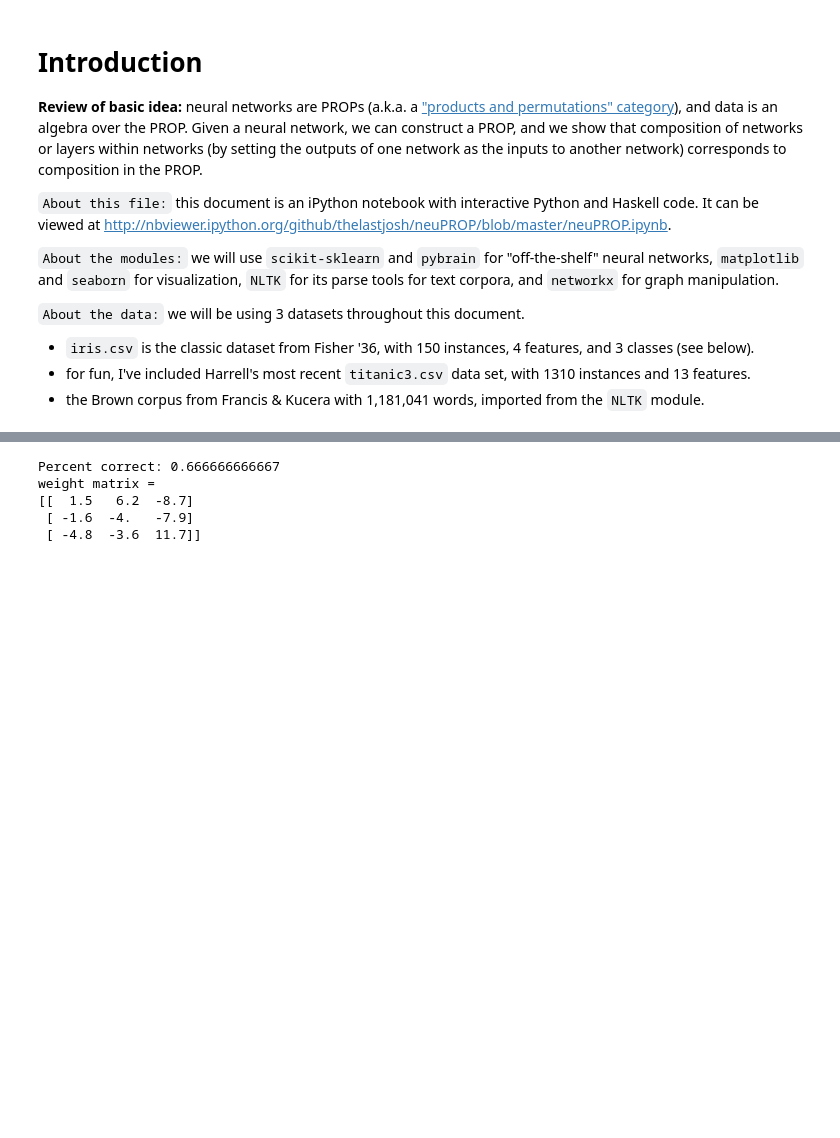
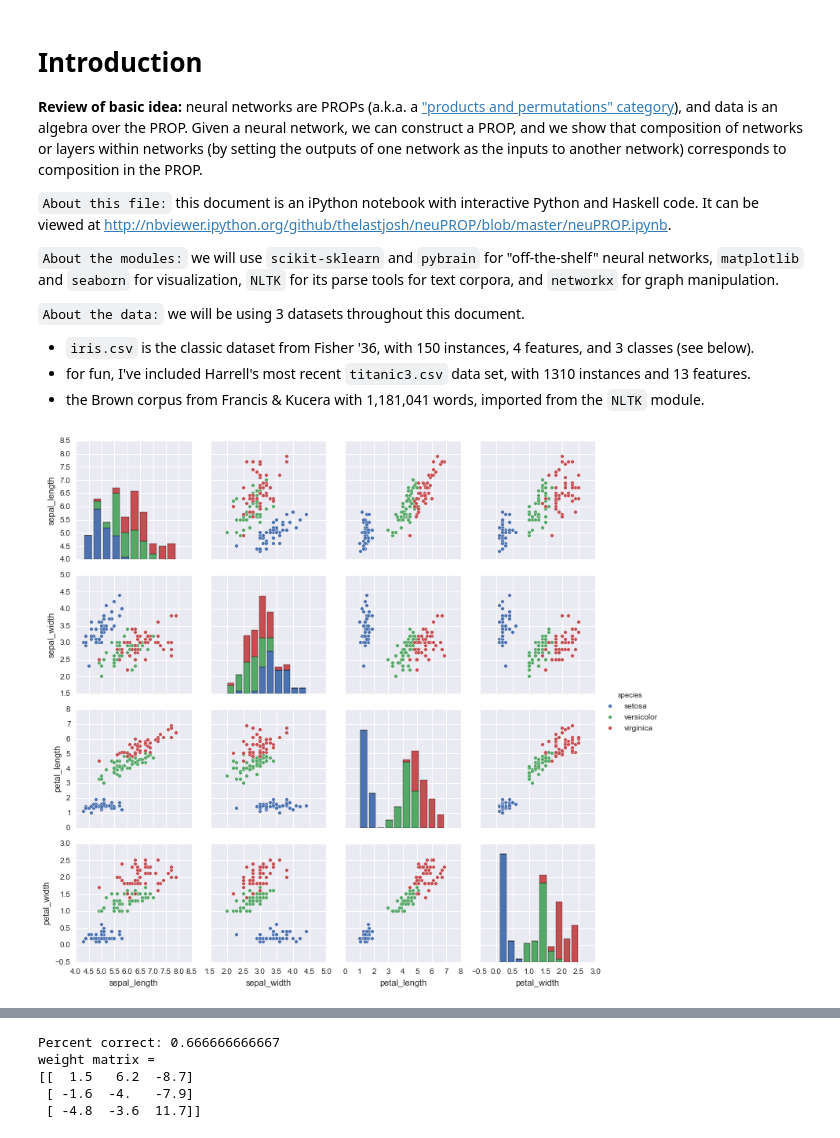
Before and after one commit to thelastjosh/neuPROP, a Jupyter notebook: neuPROP.ipynb, the cells around one changed output, grey strips where cells are left out. Drawn from its saved outputs; the diff is of its cells as text; code cells hidden in the pictures; blank space fills up the shorter version.

```diff
--- a/neuPROP.ipynb
+++ b/neuPROP.ipynb
@@ -40,7 +49,9 @@ from nltk.corpus import brown # the nltk.corpus path currently points to a copy
 # %%
 import seaborn as sns
 %matplotlib inline
-# sns.pairplot(iris, "species", size=2.5);
+sns.pairplot(iris, "species", size=2.5);
+# %% [output]
+[figure, added]
 # %% [markdown]
 # Very brief review of neural networks
 
```
Also changed, not shown: parts of 22 cells of this notebook.
